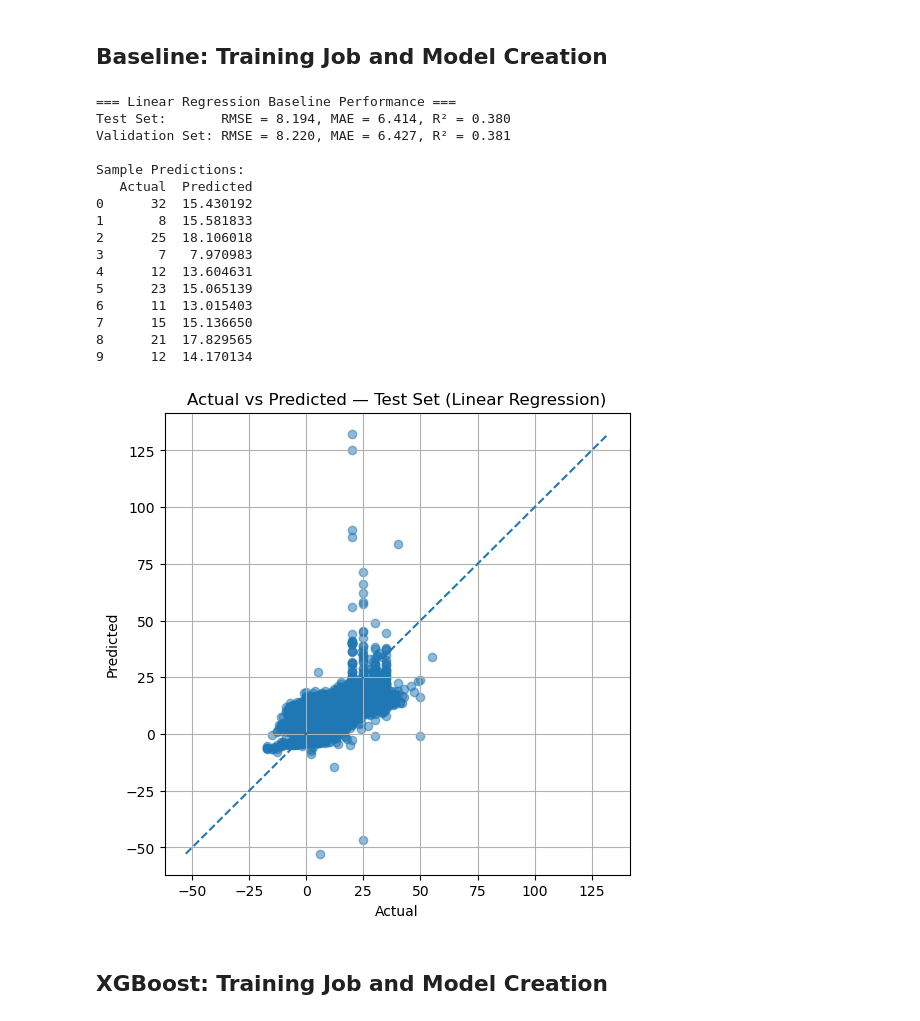
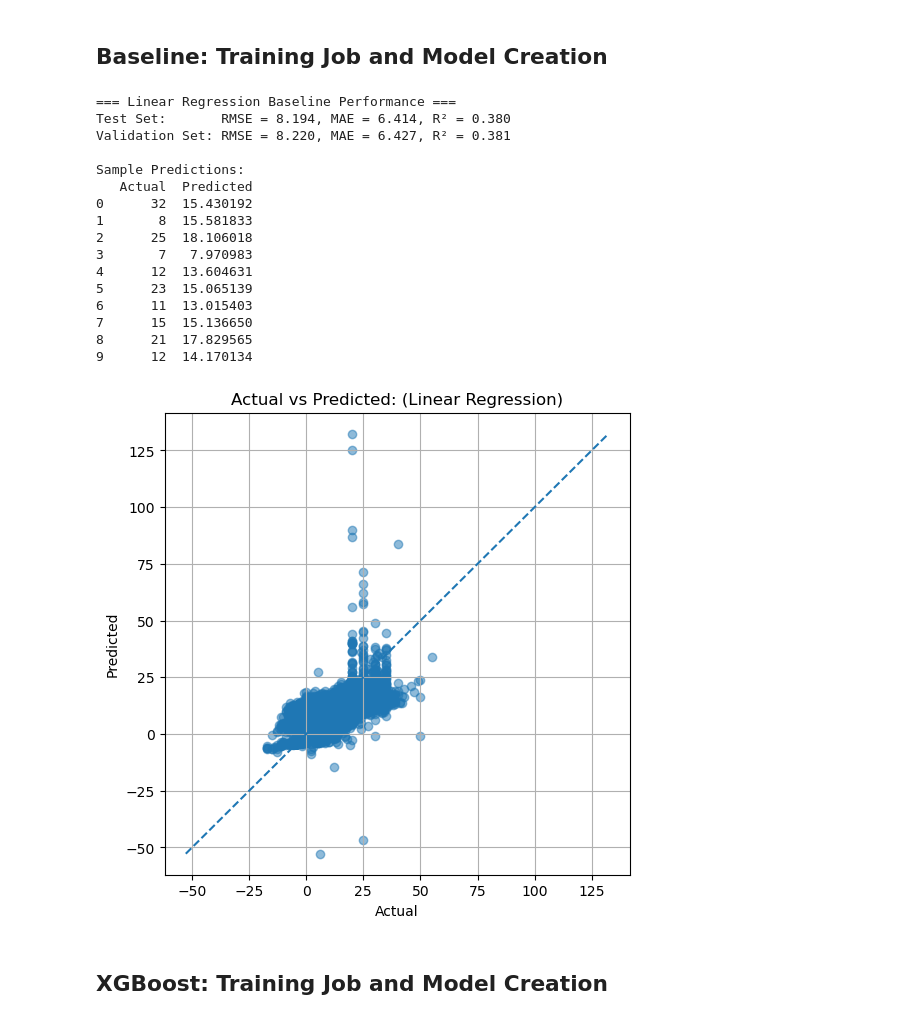
Before and after one commit to apmalinsky/AAI-540-FinalProject, a Jupyter notebook: 04_ModelBuilding.ipynb, the cells around one changed output. Drawn from its saved outputs; the diff is of its cells as text; code cells hidden in the pictures.

```diff
--- a/04_ModelBuilding.ipynb
+++ b/04_ModelBuilding.ipynb
@@ -326,35 +326,35 @@ comparison_df = pd.DataFrame({
 print("\nSample Predictions:")
 print(comparison_df)
 
 # Actual vs Predicted scatter plot for test set
 plt.figure(figsize=(6,6))
 plt.scatter(y_test, y_pred_test, alpha=0.5)
 maxv = max(np.max(y_test), np.max(y_pred_test))
 minv = min(np.min(y_test), np.min(y_pred_test))
 plt.plot([minv, maxv], [minv, maxv], linestyle='--')
 plt.xlabel("Actual")
 plt.ylabel("Predicted")
-plt.title("Actual vs Predicted — Test Set (Linear Regression)")
+plt.title("Actual vs Predicted: (Linear Regression)")
 plt.grid(True)
 plt.show()
 # %% [output]
 === Linear Regression Baseline Performance ===
 Test Set:       RMSE = 8.194, MAE = 6.414, R² = 0.380
 Validation Set: RMSE = 8.220, MAE = 6.427, R² = 0.381
 
 Sample Predictions:
    Actual  Predicted
 0      32  15.430192
 1       8  15.581833
 2      25  18.106018
 3       7   7.970983
 4      12  13.604631
 5      23  15.065139
 6      11  13.015403
 7      15  15.136650
 8      21  17.829565
 9      12  14.170134
-[figure, old version]
+[figure, new version]
 # %% [markdown]
 ## XGBoost: Training Job and Model Creation
 # %%
```
